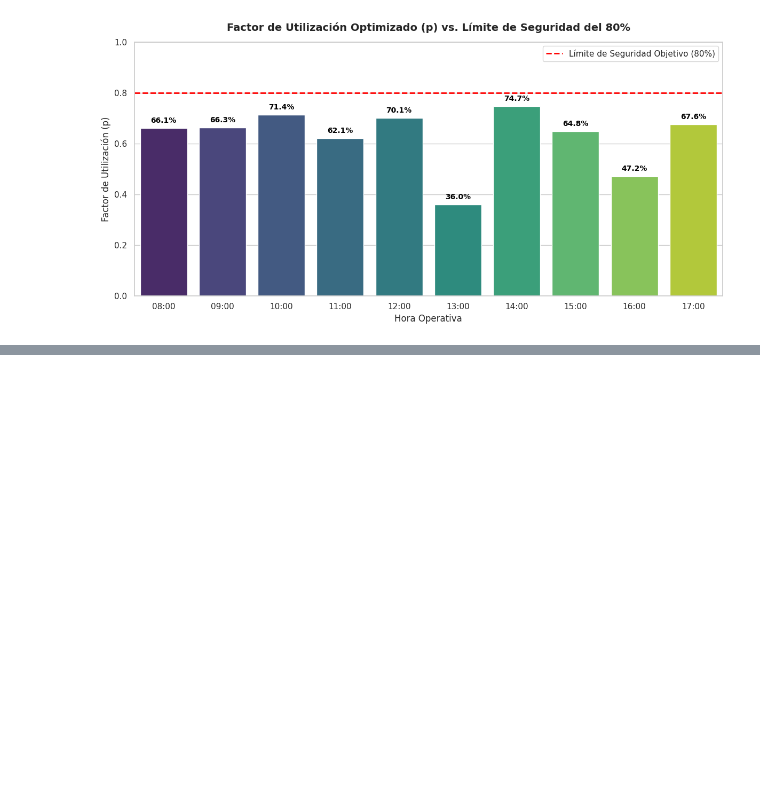
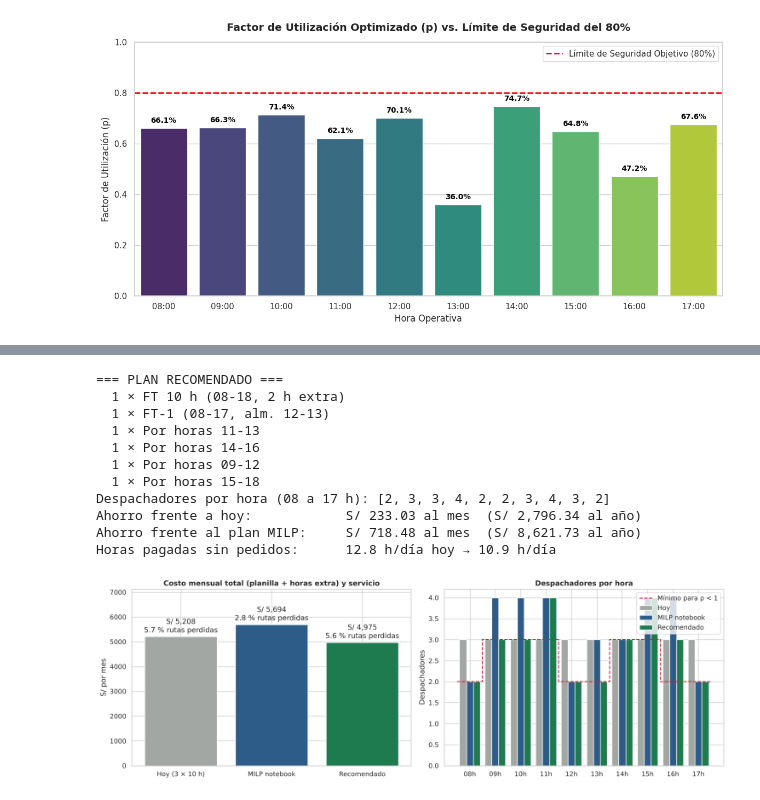
Before and after one commit to Efustion23/denlu-simulacion, a Jupyter notebook: Simulacion/Denlu.ipynb, the cells around one changed output, grey strips where cells are left out. Saved outputs shown, nothing was run; the diff lists cells and outputs as text; code cells hidden in the pictures; blank space fills up the shorter version.

```diff
--- a/Simulacion/Denlu.ipynb
+++ b/Simulacion/Denlu.ipynb
@@ -635,0 +653,15 @@ plt.show()
+# %%
+# 1. Costo REAL de la situación actual: 3 despachadores cubren de 08:00 a 18:00 (10 h),
+#    es decir 2 h por encima de la jornada de 8 h, que se pagan como horas extra.
+horas_extra_dia = 2
+dias_mes = dias_operativos / 12                      # 299 días / 12 = 24.9 días por mes
+valor_hora = 1025 / 240                              # hora simple del sueldo mínimo
+hora_extra = valor_hora * 1.25                       # primeras 2 horas extra: +25 % (D.S. 007-2002-TR)
+essalud = 0.09
+costo_extra_hoy = c_actual * horas_extra_dia * hora_extra * (1 + essalud) * dias_mes
+costo_hoy_real = c_actual * costo_FT + costo_extra_hoy
+
+print("=== COSTO REAL DE LA SITUACIÓN ACTUAL (3 despachadores de 08:00 a 18:00) ===")
+print(f"Planilla base (3 × S/ {costo_FT:,.2f}):          S/ {c_actual * costo_FT:,.2f}")
+print(f"Horas extra (3 × 2 h × S/ {hora_extra:.2f} × {dias_mes:.1f} días + Essalud): S/ {costo_extra_hoy:,.2f}")
+print(f"Costo mensual real hoy:                        S/ {costo_hoy_real:,.2f}")
@@ -635,0 +875,43 @@ plt.show()
+# %%
+# 5. Plan recomendado frente a hoy y al plan MILP del notebook
+rec = df_opt.iloc[0]
+cob_milp = [rx1 + rx2, rx1 + rx2 + rx3 + ry1, rx1 + rx2 + rx3 + ry1 + ry2, rx1 + rx2 + rx3 + ry1 + ry2, rx2 + rx3 + ry1 + ry2,
+            rx1 + rx3 + ry2, rx1 + rx2 + ry3, rx1 + rx2 + rx3 + ry3, rx1 + rx2 + rx3 + ry3, rx3 + ry3]
+r_milp = evaluar_plan(cob_milp)
+total_hoy = costo_hoy_real + hoy_extra
+total_milp = costo_mensual + r_milp['extra_h_mes'] * hora_extra * (1 + essalud)
+
+comparacion = pd.DataFrame([
+    {'Escenario': 'Hoy: 3 despachadores de 08 a 18 h', 'Costo mensual (S/)': total_hoy, 'Espera media (min)': hoy['espera'],
+     'Pérdida de ruta (%)': hoy['perdida'], 'Utilización (%)': hoy['utilizacion'], 'Ocio pagado (h/día)': hoy['ocio_h']},
+    {'Escenario': 'Plan MILP del notebook (ρ ≤ 0.85)', 'Costo mensual (S/)': total_milp, 'Espera media (min)': r_milp['espera'],
+     'Pérdida de ruta (%)': r_milp['perdida'], 'Utilización (%)': r_milp['utilizacion'], 'Ocio pagado (h/día)': r_milp['ocio_h']},
+    {'Escenario': f"Recomendado: {rec['Modalidad']}", 'Costo mensual (S/)': rec['Costo total (S/)'], 'Espera media (min)': rec['Espera media (min)'],
+     'Pérdida de ruta (%)': rec['Pérdida de ruta (%)'], 'Utilización (%)': rec['Utilización (%)'], 'Ocio pagado (h/día)': rec['Ocio pagado (h/día)']},
+]).round(2)
+display(comparacion)
+print("\n=== PLAN RECOMENDADO ===")
+for turno, n in rec['_plan'].items():
+    print(f"  {n} × {turno}")
+print(f"Despachadores por hora (08 a 17 h): {rec['Cobertura 8-17 h']}")
+print(f"Ahorro frente a hoy:            S/ {total_hoy - rec['Costo total (S/)']:,.2f} al mes  (S/ {12 * (total_hoy - rec['Costo total (S/)']):,.2f} al año)")
+print(f"Ahorro frente al plan MILP:     S/ {total_milp - rec['Costo total (S/)']:,.2f} al mes  (S/ {12 * (total_milp - rec['Costo total (S/)']):,.2f} al año)")
+print(f"Horas pagadas sin pedidos:      {hoy['ocio_h']:.1f} h/día hoy → {rec['Ocio pagado (h/día)']:.1f} h/día")
+
+fig, (a1, a2) = plt.subplots(1, 2, figsize=(15, 5))
+nombres = ['Hoy (3 × 10 h)', 'MILP notebook', 'Recomendado']
+colores = ['#a3a7a4', '#2d5c88', '#1e7b4f']
+barras = a1.bar(nombres, comparacion['Costo mensual (S/)'], color=colores)
+a1.bar_label(barras, labels=[f"S/ {v:,.0f}\n{p:.1f} % rutas perdidas" for v, p in zip(comparacion['Costo mensual (S/)'], comparacion['Pérdida de ruta (%)'])], padding=3)
+a1.set_ylim(0, comparacion['Costo mensual (S/)'].max() * 1.25)
+a1.set_title('Costo mensual total (planilla + horas extra) y servicio', fontweight='bold'); a1.set_ylabel('S/ por mes')
+horas = [f"{h:02d}h" for h in range(8, 18)]
+x = np.arange(10)
+a2.bar(x - 0.27, [c_actual] * 10, 0.27, label='Hoy', color=colores[0])
+a2.bar(x, cob_milp, 0.27, label='MILP notebook', color=colores[1])
+a2.bar(x + 0.27, rec['Cobertura 8-17 h'], 0.27, label='Recomendado', color=colores[2])
+a2.step(np.arange(-0.5, 10.5), minimos_rho1 + [minimos_rho1[-1]], where='post', color='crimson', ls='--', label='Mínimo para ρ < 1')
+a2.set_xticks(x, horas); a2.set_ylabel('Despachadores'); a2.legend(loc='upper right')
+a2.set_title('Despachadores por hora', fontweight='bold')
+plt.tight_layout(); plt.show()
+# %% [output]
@@ -635,0 +922,12 @@ plt.show()
+=== PLAN RECOMENDADO ===
+  1 × FT 10 h (08-18, 2 h extra)
+  1 × FT-1 (08-17, alm. 12-13)
+  1 × Por horas 11-13
+  1 × Por horas 14-16
+  1 × Por horas 09-12
+  1 × Por horas 15-18
+Despachadores por hora (08 a 17 h): [2, 3, 3, 4, 2, 2, 3, 4, 3, 2]
+Ahorro frente a hoy:            S/ 233.03 al mes  (S/ 2,796.34 al año)
+Ahorro frente al plan MILP:     S/ 718.48 al mes  (S/ 8,621.73 al año)
+Horas pagadas sin pedidos:      12.8 h/día hoy → 10.9 h/día
+[figure, added]
```
Also changed, not shown: parts of 8 cells of this notebook, 7 other files.
